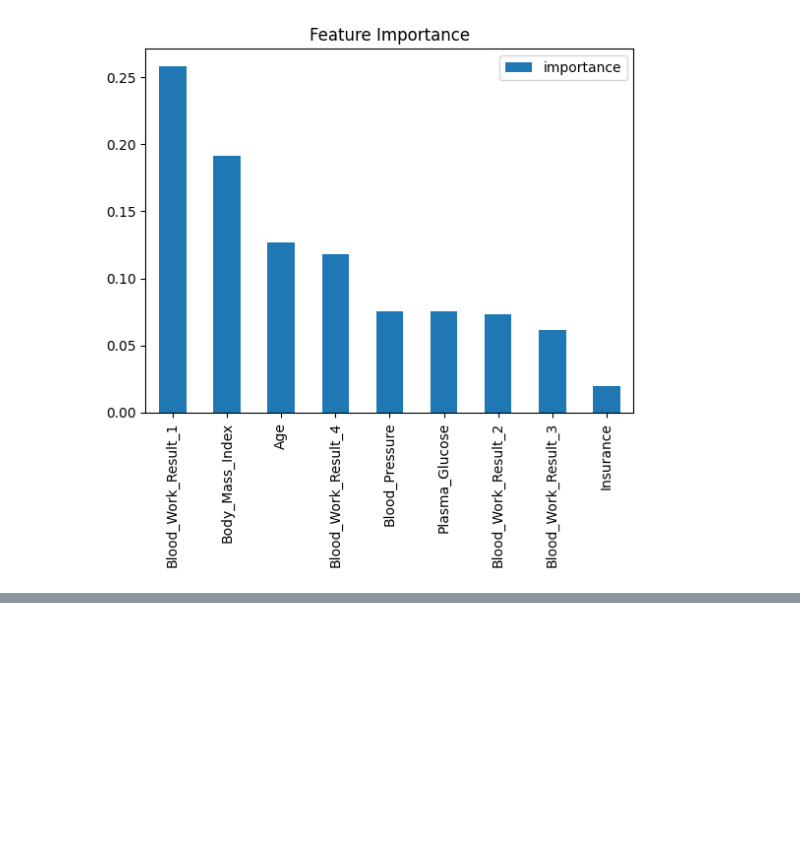
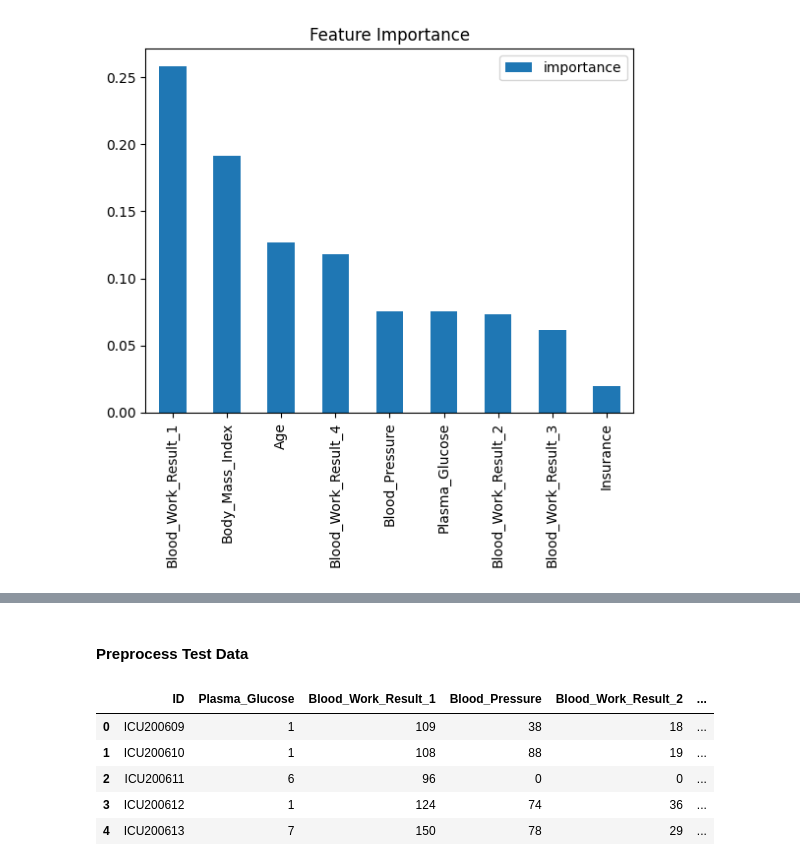
Before and after one commit to FloJoLaryea/Machine-Learning-API-using-FastAPI-with-Sepsis-Data, a Jupyter notebook: dev/sepsis_prediction.ipynb, the cells around one changed output, grey strips where cells are left out. Cells and saved outputs as stored; diff of their text form; code cells hidden in the pictures; blank space fills up the shorter version.

```diff
--- a/dev/sepsis_prediction.ipynb
+++ b/dev/sepsis_prediction.ipynb
@@ -924,0 +927,5 @@ feat_df.sort_values("importance",ascending=False).plot(kind="bar",title="Feature
+# %%
+# Load Test Data
+test_df = pd.read_csv("../Datasets/Paitients_Files_Test.csv")
+# preview data
+test_df.head(2)
@@ -924,0 +957,24 @@ feat_df.sort_values("importance",ascending=False).plot(kind="bar",title="Feature
+# %% [markdown]
+#### Preprocess Test Data
+# %%
+# Rename columns in Dataset
+new_col_names = {
+    "PRG":"Plasma_Glucose",
+    "PL":"Blood_Work_Result_1",
+    "PR":"Blood_Pressure",
+    "SK":"Blood_Work_Result_2",
+    "TS":"Blood_Work_Result_3",
+    "M11":"Body_Mass_Index",
+    "BD2":"Blood_Work_Result_4",
+}
+
+test_df.rename(columns = new_col_names,inplace=True)
+
+test_df.head()
+# %% [output]
+|  | ID | Plasma_Glucose | Blood_Work_Result_1 | Blood_Pressure | Blood_Work_Result_2 | ... |
+| 0 | ICU200609 | 1 | 109 | 38 | 18 | ... |
+| 1 | ICU200610 | 1 | 108 | 88 | 19 | ... |
+| 2 | ICU200611 | 6 | 96 | 0 | 0 | ... |
+| 3 | ICU200612 | 1 | 124 | 74 | 36 | ... |
+| 4 | ICU200613 | 7 | 150 | 78 | 29 | ... |
```
Also changed, not shown: parts of 10 cells of this notebook, 1 other file.
